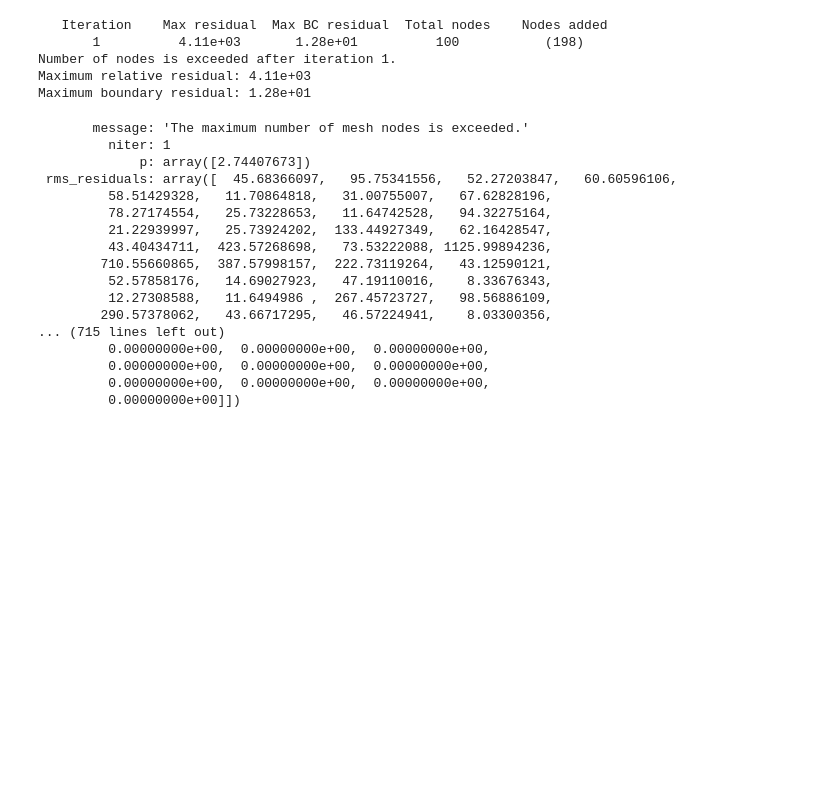
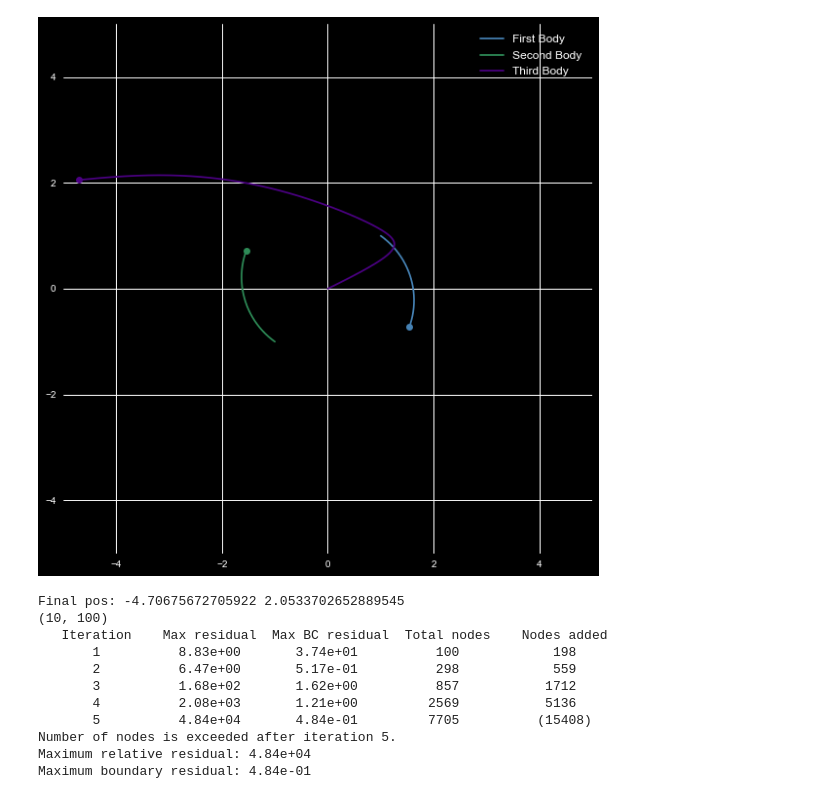
Before and after one commit to samcochran/optimal-spacecraft-control, a Jupyter notebook: Code/optimal_euclidean.ipynb, the cells around one changed output. Saved outputs shown, nothing was run; the diff lists cells and outputs as text; code cells hidden in the pictures; blank space fills up the shorter version.

Commit message:
It worksgit add Code/optimal_euclidean.ipynb !

```diff
--- a/Code/optimal_euclidean.ipynb
+++ b/Code/optimal_euclidean.ipynb
@@ -159,49 +138,41 @@ def solve_optimal_euclidean(nbody_sol, masses, x0, v0, m0, xf, mf, **kwargs):
 def attempt_solve():
     # Set up initial conditions and parameters
     t0 = 0
-    tf = 25
+    tf = 5
     init = np.array([1, 1, 0, # Position 1
                      -1, -1, 0, # Position 2
-                     #0, 0, 0, # Position 3
+                     0, 0, 0, # Position 3
                      .35, -.25, 0, # Velocity/Momentum 1
                      -.35, .25, 0, # Velocity/Momentum 2
-                     #.3, -.3, 0, # Velocity 3
-                     ])
+                     2, 1, 0]) # Velocity 3
 
     # Solve the system
     sol = solve_ivp(gravity_acceleration, (t0, tf), init, t_eval= np.linspace(t0, tf, 10000), dense_output=True)
 
+    plot_solution(sol.y, "", show_speed=False)
+
+    print("Final pos:", sol.y[6, -1], sol.y[7, -1])
+
     masses = np.ones(2)
     x0 = np.zeros(2)
-    v0 = np.array([0.3, -0.3])
-    m0 = np.array([2])
-    target = np.array([0.1, -0.1])
-    m_f = 0.1
+    v0 = np.array([2, 1])
+    m0 = np.array([5])
+    target = np.array([0, 2])
 
-    sol2 = solve_optimal_euclidean(sol, masses, x0, v0, m0, target, m_f, verbose=2, max_nodes=100)
-    return sol2
+    sol2 = solve_optimal_euclidean(sol, masses, x0, v0, m0, target, delta=100, tf_guess=3, verbose=2, max_nodes=10_000)
+    return sol, sol2
-# %%
-attempt_solve()
-# %% [output]
-   Iteration    Max residual  Max BC residual  Total nodes    Nodes added
-       1          4.11e+03       1.28e+01          100           (198)
-Number of nodes is exceeded after iteration 1.
-Maximum relative residual: 4.11e+03
-Maximum boundary residual: 1.28e+01
-       message: 'The maximum number of mesh nodes is exceeded.'
-         niter: 1
-             p: array([2.74407673])
- rms_residuals: array([  45.68366097,   95.75341556,   52.27203847,   60.60596106,
-         58.51429328,   11.70864818,   31.00755007,   67.62828196,
-         78.27174554,   25.73228653,   11.64742528,   94.32275164,
-         21.22939997,   25.73924202,  133.44927349,   62.16428547,
-         43.40434711,  423.57268698,   73.53222088, 1125.99894236,
-        710.55660865,  387.57998157,  222.73119264,   43.12590121,
-         52.57858176,   14.69027923,   47.19110016,    8.33676343,
-         12.27308588,   11.6494986 ,  267.45723727,   98.56886109,
-        290.57378062,   43.66717295,   46.57224941,    8.03300356,
-... (715 lines left out)
-         0.00000000e+00,  0.00000000e+00,  0.00000000e+00,
-         0.00000000e+00,  0.00000000e+00,  0.00000000e+00,
-         0.00000000e+00,  0.00000000e+00,  0.00000000e+00,
-         0.00000000e+00]])
+# %%
+sol, sol2 = attempt_solve()
+# %% [output]
+[figure, added]
+Final pos: -4.70675672705922 2.0533702652889545
+(10, 100)
+   Iteration    Max residual  Max BC residual  Total nodes    Nodes added
+       1          8.83e+00       3.74e+01          100            198
+       2          6.47e+00       5.17e-01          298            559
+       3          1.68e+02       1.62e+00          857           1712
+       4          2.08e+03       1.21e+00         2569           5136
+       5          4.84e+04       4.84e-01         7705          (15408)
+Number of nodes is exceeded after iteration 5.
+Maximum relative residual: 4.84e+04
+Maximum boundary residual: 4.84e-01
```
Also changed, not shown: parts of 3 cells of this notebook.
